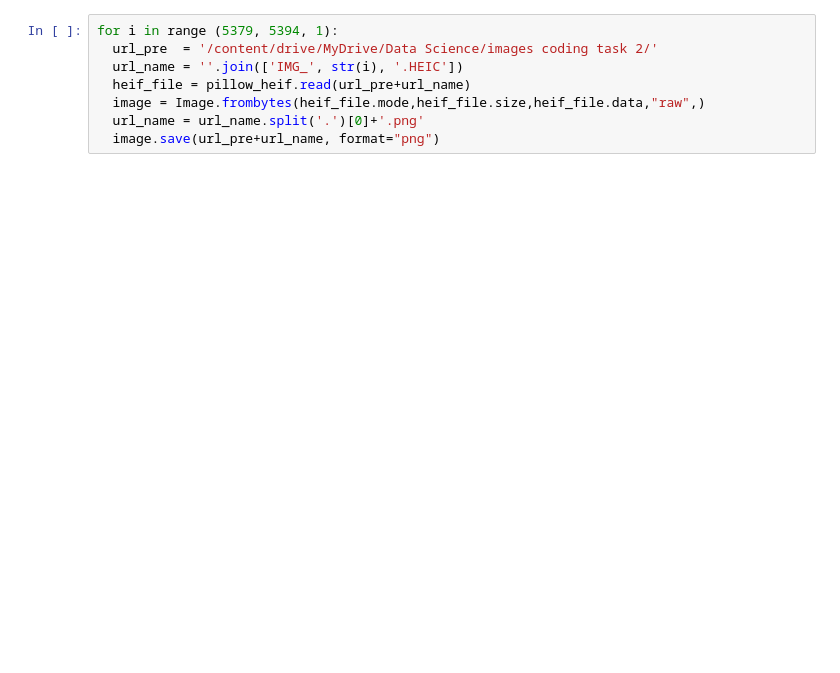
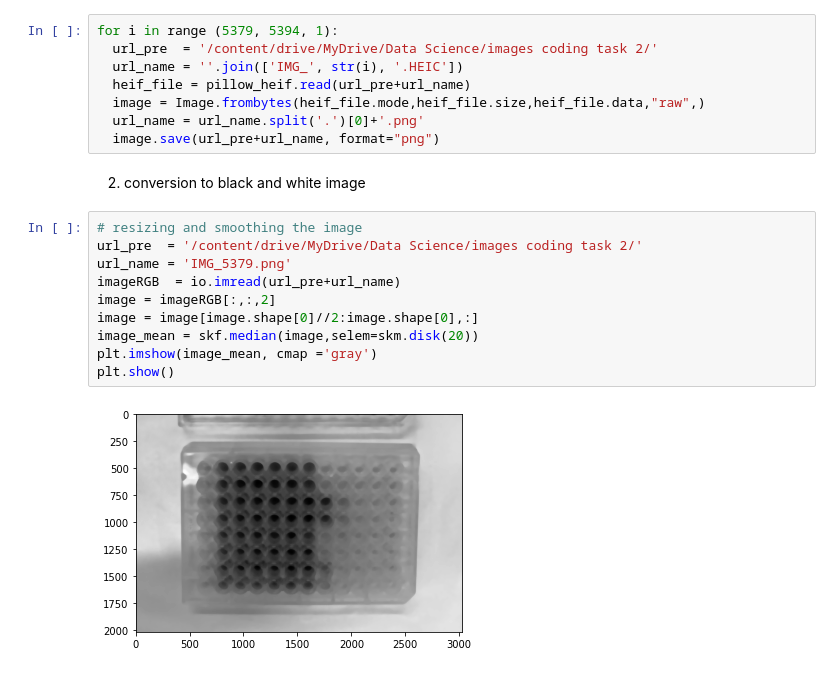
Before and after one commit to JuliaLorenzetti/data-science, a Jupyter notebook: CodingTask2.ipynb, the cells around one changed output. Cells and saved outputs as stored; diff of their text form; blank space fills up the shorter version.

```diff
--- a/CodingTask2.ipynb
+++ b/CodingTask2.ipynb
@@ -49,3 +51,17 @@ for i in range (5379, 5394, 1):
   image = Image.frombytes(heif_file.mode,heif_file.size,heif_file.data,"raw",)
   url_name = url_name.split('.')[0]+'.png'
   image.save(url_pre+url_name, format="png")
+# %% [markdown]
+2. conversion to black and white image
+# %%
+# resizing and smoothing the image
+url_pre  = '/content/drive/MyDrive/Data Science/images coding task 2/'
+url_name = 'IMG_5379.png'
+imageRGB  = io.imread(url_pre+url_name)
+image = imageRGB[:,:,2]
+image = image[image.shape[0]//2:image.shape[0],:]
+image_mean = skf.median(image,selem=skm.disk(20))
+plt.imshow(image_mean, cmap ='gray')
+plt.show()
+# %% [output]
+[figure, added]
```
Also changed, not shown: parts of 4 cells of this notebook.
